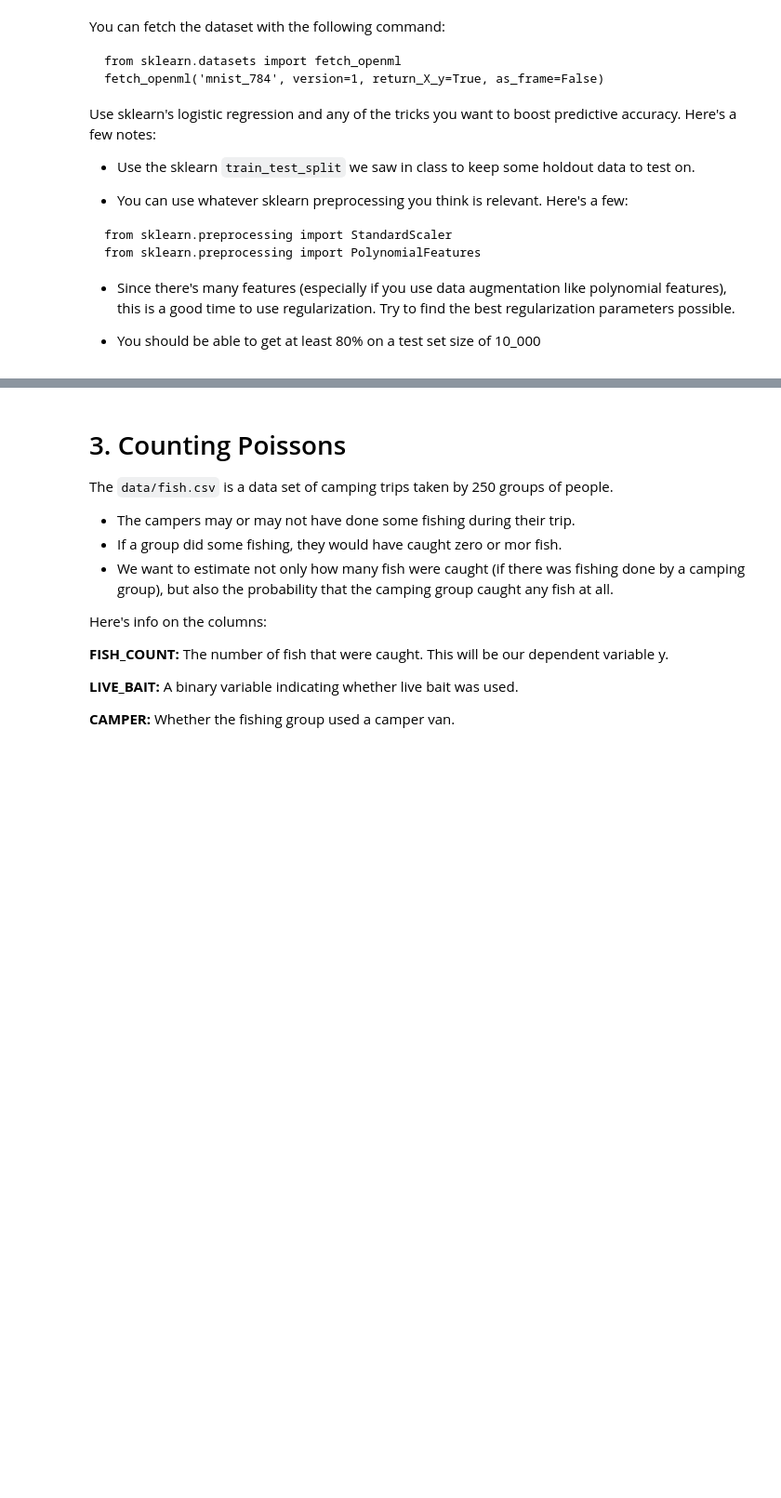
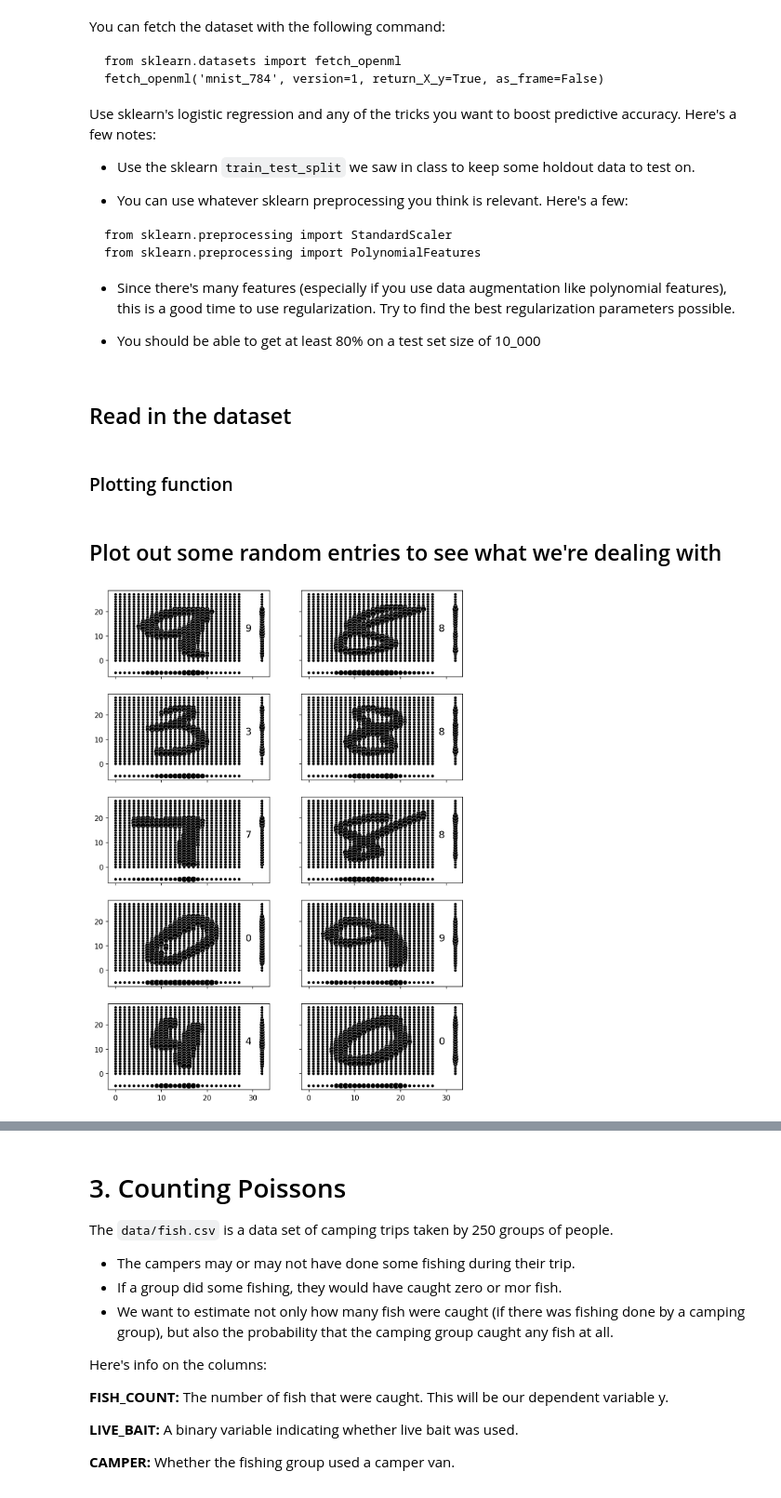
Before and after one commit to cb-ds-1/3-7-glm, a Jupyter notebook: workshop.ipynb, the cells around one changed output, grey strips where cells are left out. Shown at 93% size. Saved outputs shown, nothing was run; the diff lists cells and outputs as text; code cells hidden in the pictures; blank space fills up the shorter version.

```diff
--- a/workshop.ipynb
+++ b/workshop.ipynb
@@ -35,3 +107,46 @@ from sklearn.preprocessing import PolynomialFeatures
 - Since there's many features (especially if you use data augmentation like polynomial features), this is a good time to use regularization. Try to find the best regularization parameters possible.
 
 - You should be able to get at least 80% on a test set size of 10_000
+# %% [markdown]
+## Read in the dataset
+# %%
+from sklearn.datasets import fetch_openml
+X, y = fetch_openml('mnist_784', version=1, return_X_y=True, as_frame=False)
+# %% [markdown]
+### Plotting function
+# %%
+def plot_number(X, y, ii, row, col):
+
+    x1 = X[ii,:].reshape(28,28)
+    for i in range(28):
+        sns.scatterplot(x=np.linspace(0,27,28),
+                        y=np.ones(28)*27 - i,
+                        size=x1[i,:], legend=False,
+                        ax=ax[row,col],color='k')
+    sns.scatterplot(x=32,
+                    y=np.linspace(0,27,28),
+                    size=reversed(x1.sum(axis=1)), legend=False,
+                    ax=ax[row,col],color='k')
+    sns.scatterplot(x=np.linspace(0,27,28),
+                    y=-5,
+                    size=x1.sum(axis=0), legend=False,
+                    ax=ax[row,col],color='k')
+    ax[row,col].text(29, 15,
+             y[ii],
+             fontsize=14,
+             verticalalignment='top',
+             horizontalalignment='center')
+# %% [markdown]
+## Plot out some random entries to see what we're dealing with
+# %%
+fig, ax = plt.subplots(5,2,dpi=150,figsize=(9,13),sharex='col',sharey='row')
+chz = np.random.randint(70_000,size=10)
+#chz = [12352,  6386,  7782, 27131, 49535,  5236,  3266,  5606, 52830, 44039]
+cnt = 0
+for i in chz:
+    row = cnt // 2
+    col = cnt % 2
+    plot_number(X, y, i, row, col)
+    cnt += 1
+# %% [output]
+[figure, added]
```
Also changed, not shown: parts of 53 cells of this notebook, 1 other file.
